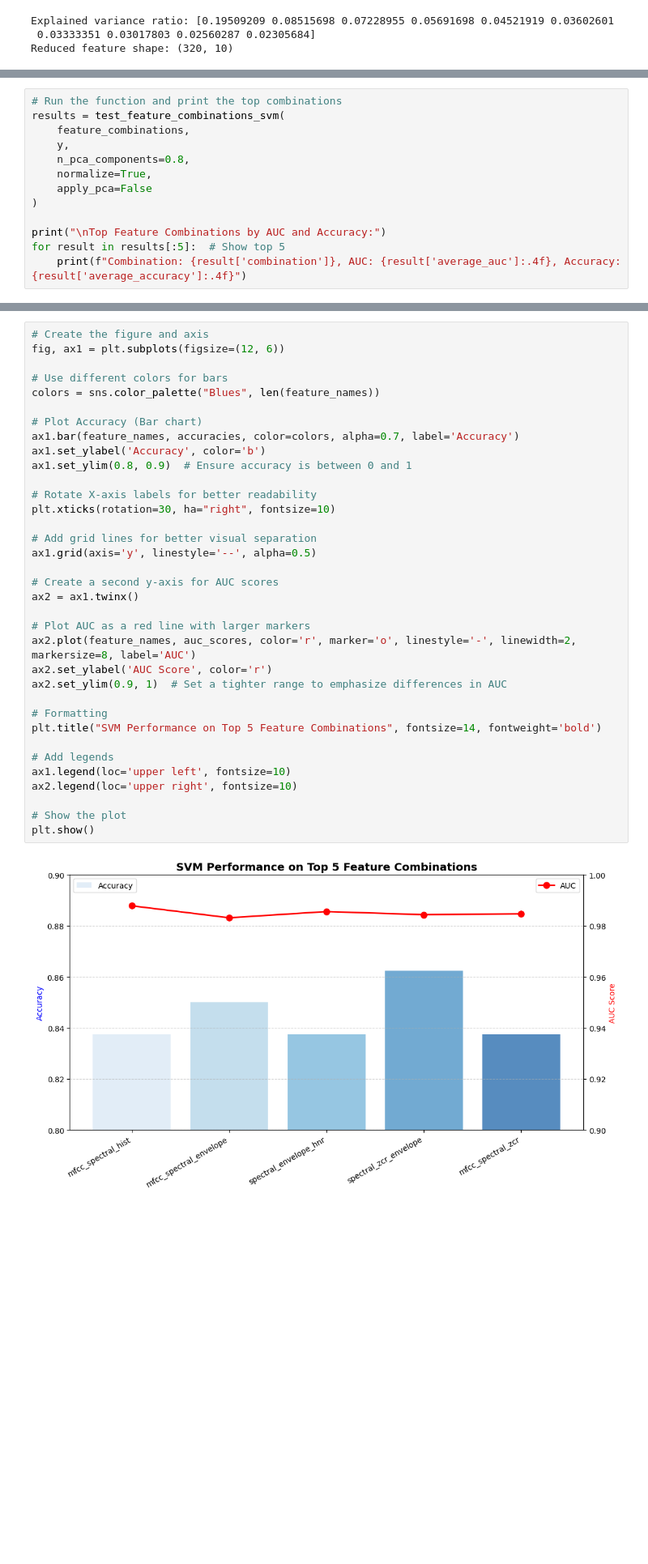
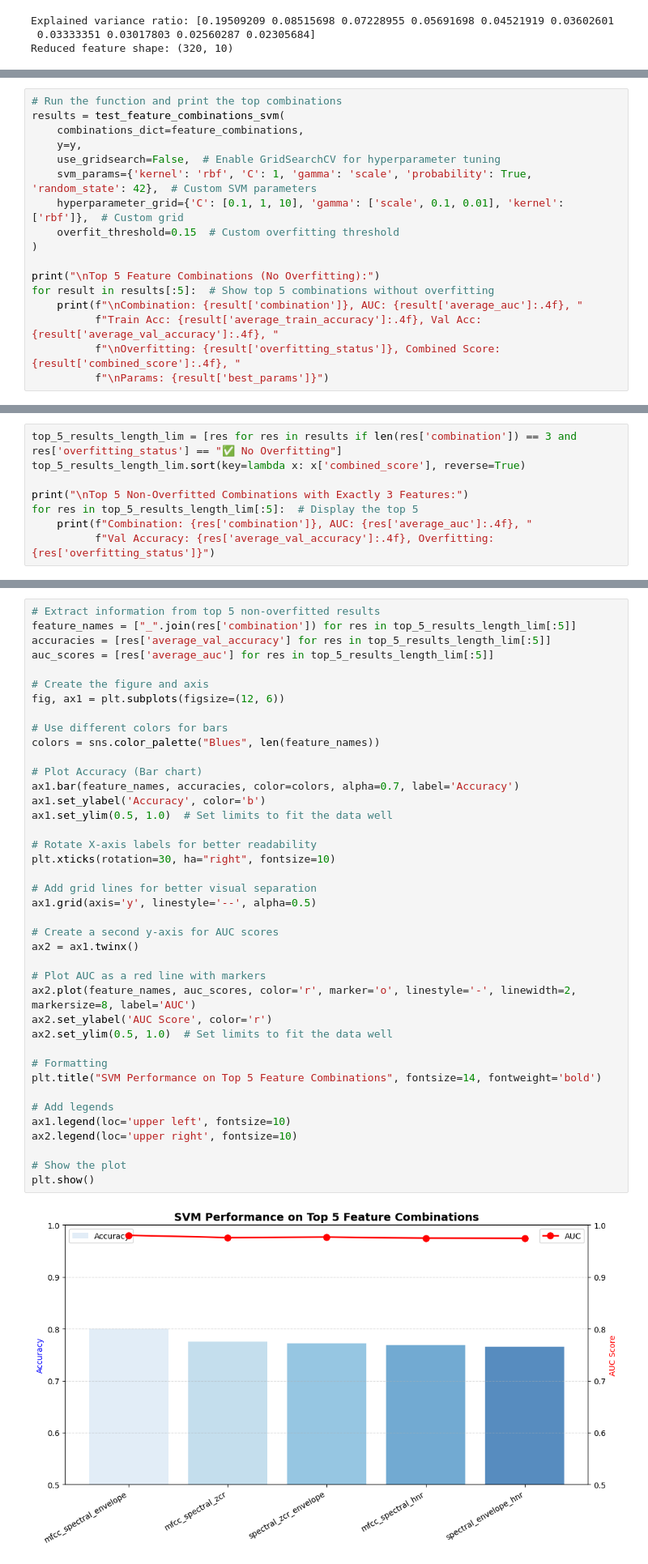
Before and after one commit to soheilbh/aed-challange, a Jupyter notebook: main.ipynb, the cells around one changed output, grey strips where cells are left out. Shown: that part at 81% size. Saved outputs shown, nothing was run; the diff lists cells and outputs as text; blank space fills up the shorter version.

```diff
--- a/main.ipynb
+++ b/main.ipynb
@@ -671,14 +608,18 @@ feature_combinations = {
 # %%
 # Run the function and print the top combinations
 results = test_feature_combinations_svm(
-    feature_combinations,
-    y,
-    n_pca_components=0.8,
-    normalize=True,
-    apply_pca=False
+    combinations_dict=feature_combinations,
+    y=y,
+    use_gridsearch=False,  # Enable GridSearchCV for hyperparameter tuning
+    svm_params={'kernel': 'rbf', 'C': 1, 'gamma': 'scale', 'probability': True, 'random_state': 42},  # Custom SVM parameters
+    hyperparameter_grid={'C': [0.1, 1, 10], 'gamma': ['scale', 0.1, 0.01], 'kernel': ['rbf']},  # Custom grid
+    overfit_threshold=0.15  # Custom overfitting threshold
 )
 
-print("\nTop Feature Combinations by AUC and Accuracy:")
-for result in results[:5]:  # Show top 5
-    print(f"Combination: {result['combination']}, AUC: {result['average_auc']:.4f}, Accuracy: {result['average_accuracy']:.4f}")
+print("\nTop 5 Feature Combinations (No Overfitting):")
+for result in results[:5]:  # Show top 5 combinations without overfitting
+    print(f"\nCombination: {result['combination']}, AUC: {result['average_auc']:.4f}, "
+          f"Train Acc: {result['average_train_accuracy']:.4f}, Val Acc: {result['average_val_accuracy']:.4f}, "
+          f"\nOverfitting: {result['overfitting_status']}, Combined Score: {result['combined_score']:.4f}, "
+          f"\nParams: {result['best_params']}")
 # %% [output]
@@ -771,0 +643,8 @@ Feature Combination: mfcc_spectral_zcr, AUC: 0.9847, Accuracy: 0.8375
+# %%
+top_5_results_length_lim = [res for res in results if len(res['combination']) == 3 and res['overfitting_status'] == "✅ No Overfitting"]
+top_5_results_length_lim.sort(key=lambda x: x['combined_score'], reverse=True)
+
+print("\nTop 5 Non-Overfitted Combinations with Exactly 3 Features:")
+for res in top_5_results_length_lim[:5]:  # Display the top 5
+    print(f"Combination: {res['combination']}, AUC: {res['average_auc']:.4f}, "
+          f"Val Accuracy: {res['average_val_accuracy']:.4f}, Overfitting: {res['overfitting_status']}")
@@ -772,40 +658,45 @@ Feature Combination: mfcc_spectral_zcr, AUC: 0.9847, Accuracy: 0.8375
 # %%
+# Extract information from top 5 non-overfitted results
+feature_names = ["_".join(res['combination']) for res in top_5_results_length_lim[:5]]
+accuracies = [res['average_val_accuracy'] for res in top_5_results_length_lim[:5]]
+auc_scores = [res['average_auc'] for res in top_5_results_length_lim[:5]]
+
 # Create the figure and axis
 fig, ax1 = plt.subplots(figsize=(12, 6))
 
 # Use different colors for bars
 colors = sns.color_palette("Blues", len(feature_names))
 
 # Plot Accuracy (Bar chart)
 ax1.bar(feature_names, accuracies, color=colors, alpha=0.7, label='Accuracy')
 ax1.set_ylabel('Accuracy', color='b')
-ax1.set_ylim(0.8, 0.9)  # Ensure accuracy is between 0 and 1
+ax1.set_ylim(0.5, 1.0)  # Set limits to fit the data well
 
 # Rotate X-axis labels for better readability
 plt.xticks(rotation=30, ha="right", fontsize=10)
 
 # Add grid lines for better visual separation
 ax1.grid(axis='y', linestyle='--', alpha=0.5)
 
 # Create a second y-axis for AUC scores
 ax2 = ax1.twinx()
 
-# Plot AUC as a red line with larger markers
+# Plot AUC as a red line with markers
 ax2.plot(feature_names, auc_scores, color='r', marker='o', linestyle='-', linewidth=2, markersize=8, label='AUC')
 ax2.set_ylabel('AUC Score', color='r')
-ax2.set_ylim(0.9, 1)  # Set a tighter range to emphasize differences in AUC
+ax2.set_ylim(0.5, 1.0)  # Set limits to fit the data well
 
 # Formatting
 plt.title("SVM Performance on Top 5 Feature Combinations", fontsize=14, fontweight='bold')
 
 # Add legends
 ax1.legend(loc='upper left', fontsize=10)
 ax2.legend(loc='upper right', fontsize=10)
 
 # Show the plot
 plt.show()
 # %% [output]
-[figure, old version]
+[figure, new version]
 # %%
 # Load saved features
 loaded_data = np.load("features/extracted_features_multiple_test.npz")
```
Also changed, not shown: parts of 25 cells of this notebook.
